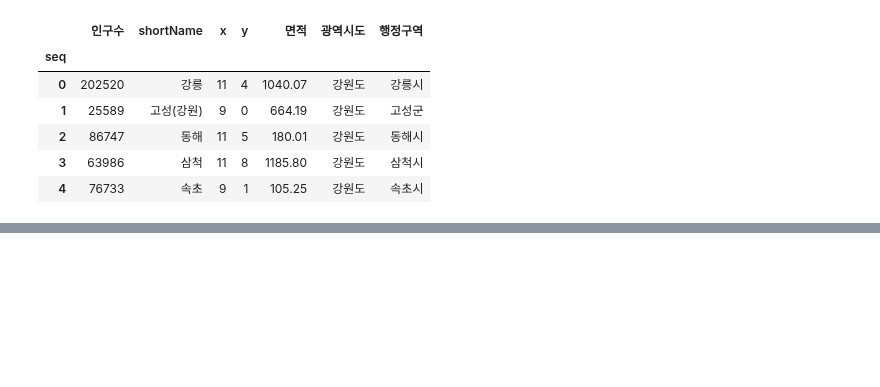
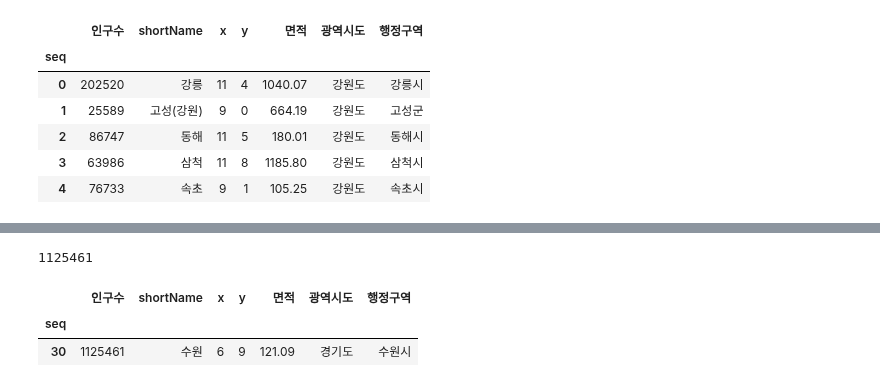
Before and after one commit to TheMatw/python_webscraping, a Jupyter notebook: 06행정구역정보분석.ipynb, the cells around one changed output, grey strips where cells are left out. Saved outputs shown, nothing was run; the diff lists cells and outputs as text; code cells hidden in the pictures; blank space fills up the shorter version.

Commit message:
data draw

```diff
--- a/06행정구역정보분석.ipynb
+++ b/06행정구역정보분석.ipynb
@@ -256,0 +290,12 @@ data.head()
+# %%
+pop_max_value = data.loc[data['광역시도'] == '경기도','인구수'].max()
+pop_max_value
+# %% [output]
+1125461
+# %%
+#광역시도가 경기도인 조건1, 인구수가 pop_max_value와 같은 조건2
+data.loc[(data['광역시도'] == '경기도') & (data['인구수'] == pop_max_value)]
+# %% [output]
+|  | 인구수 | shortName | x | y | 면적 | 광역시도 | 행정구역 |
+| seq |  |  |  |  |  |  |  |
+| 30 | 1125461 | 수원 | 6 | 9 | 121.09 | 경기도 | 수원시 |
```
Also changed, not shown: parts of 5 cells of this notebook.
